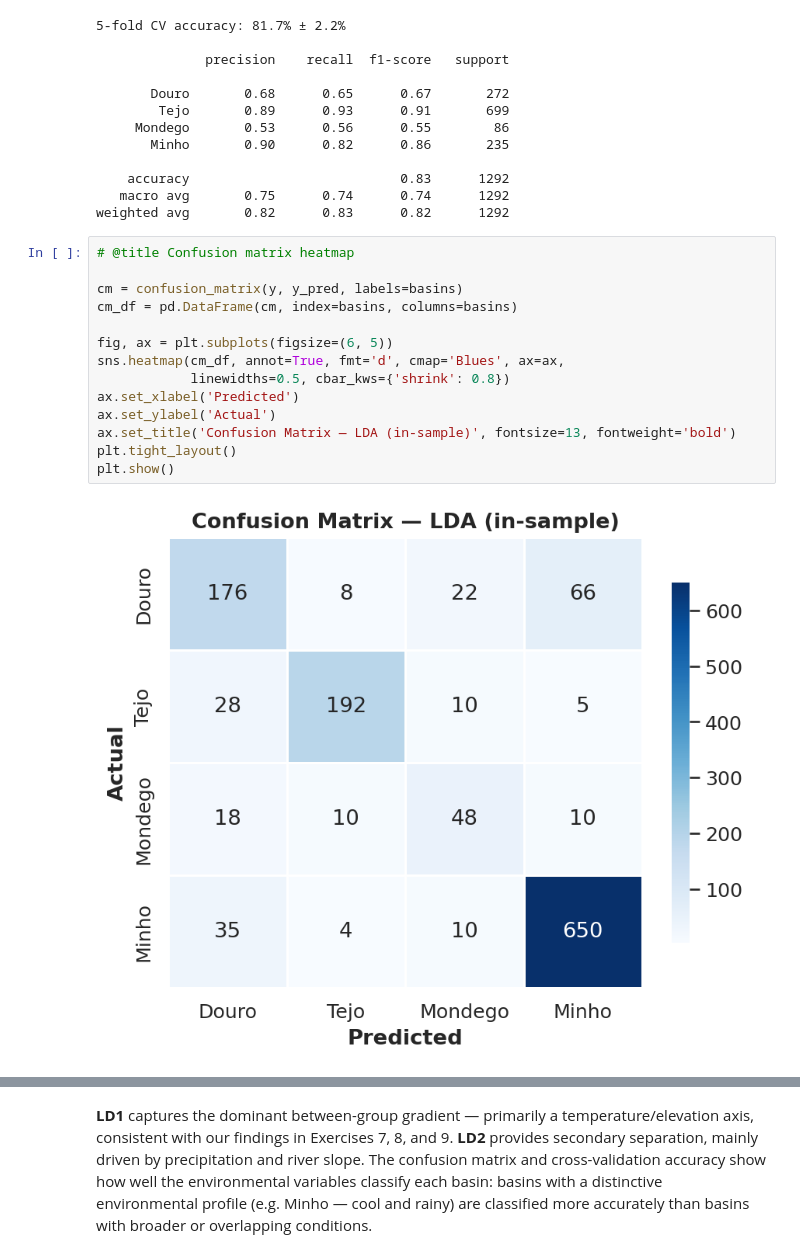
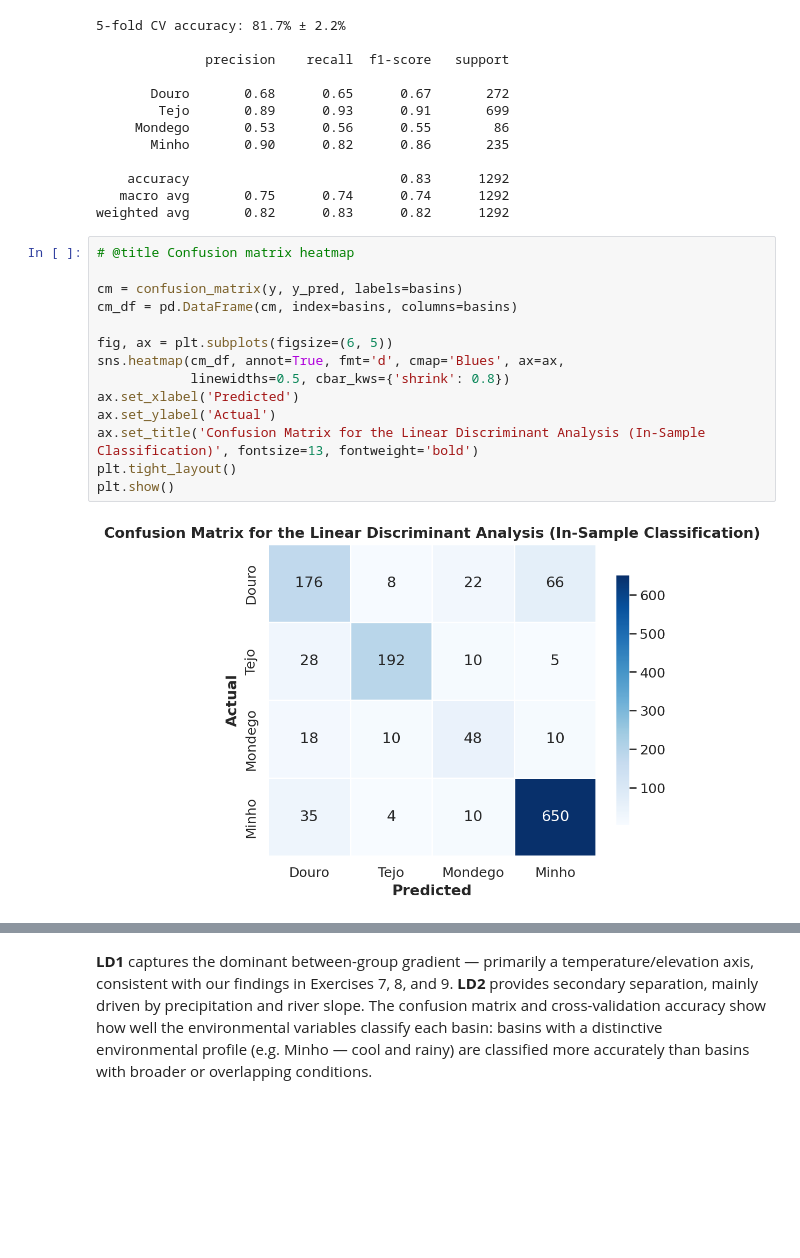
Before and after one commit to dgonzales1222/greends_avcad_exercises, a Jupyter notebook: exercise_10/avcad_ex10_dgonzales.ipynb, the cells around one changed output, grey strips where cells are left out. Saved outputs shown, nothing was run; the diff lists cells and outputs as text; blank space fills up the shorter version.

Commit message:
Updated figure title

```diff
--- a/exercise_10/avcad_ex10_dgonzales.ipynb
+++ b/exercise_10/avcad_ex10_dgonzales.ipynb
@@ -173,19 +173,19 @@ weighted avg       0.82      0.83      0.82      1292
 # %%
 # @title Confusion matrix heatmap
 
 cm = confusion_matrix(y, y_pred, labels=basins)
 cm_df = pd.DataFrame(cm, index=basins, columns=basins)
 
 fig, ax = plt.subplots(figsize=(6, 5))
 sns.heatmap(cm_df, annot=True, fmt='d', cmap='Blues', ax=ax,
             linewidths=0.5, cbar_kws={'shrink': 0.8})
 ax.set_xlabel('Predicted')
 ax.set_ylabel('Actual')
-ax.set_title('Confusion Matrix — LDA (in-sample)', fontsize=13, fontweight='bold')
+ax.set_title('Confusion Matrix for the Linear Discriminant Analysis (In-Sample Classification)', fontsize=13, fontweight='bold')
 plt.tight_layout()
 plt.show()
 # %% [output]
-[figure, old version]
+[figure, new version]
 # %%
 # @title Static LDA biplot — LD1 × LD2 with decision boundary regions
 
```
Also changed, not shown: parts of 4 cells of this notebook.
